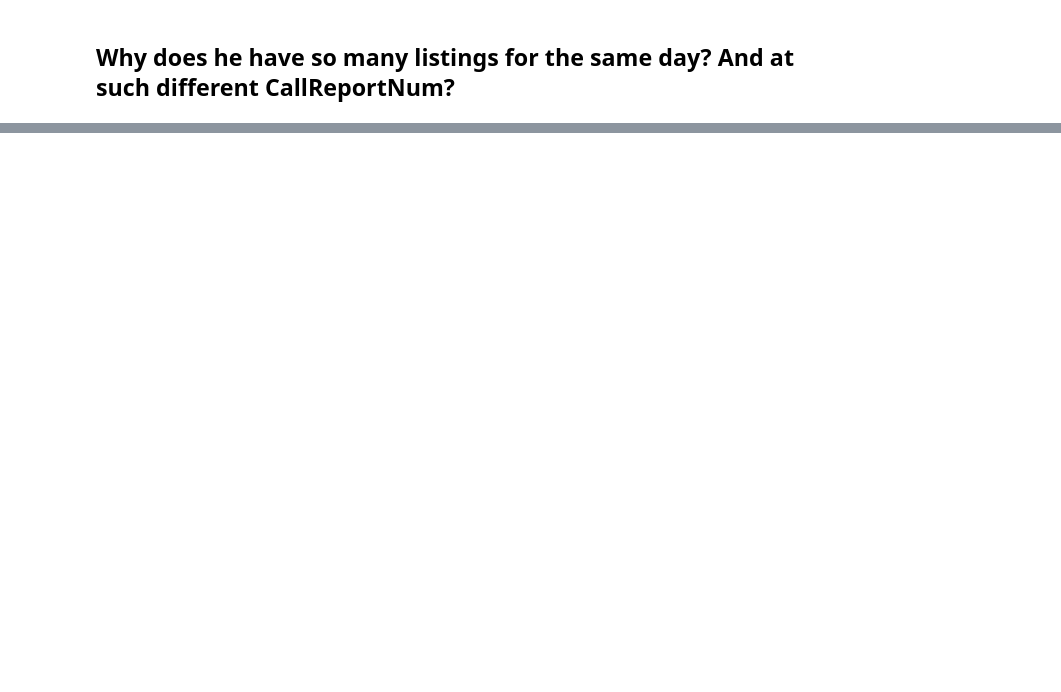
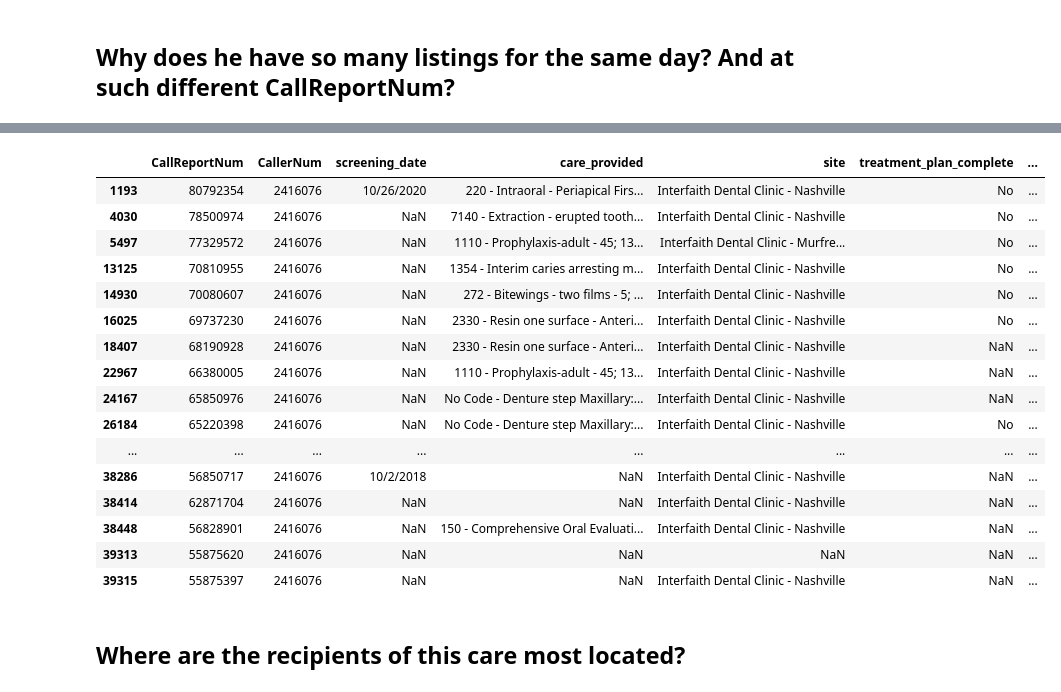
Before and after one commit to bsfcs/smile-on-ironman, a Jupyter notebook: notebook/smile_on_ironman_posey.ipynb, the cells around one changed output, grey strips where cells are left out. Drawn from its saved outputs; the diff is of its cells as text; code cells hidden in the pictures; blank space fills up the shorter version.

```diff
--- a/notebook/smile_on_ironman_posey.ipynb
+++ b/notebook/smile_on_ironman_posey.ipynb
@@ -166,0 +211,22 @@ smile_2441776
+# %%
+smile_2416076
+# %% [output]
+|  | CallReportNum | CallerNum | screening_date | care_provided | site | treatment_plan_complete | ... |
+| 1193 | 80792354 | 2416076 | 10/26/2020 | 220 - Intraoral - Periapical Firs... | Interfaith Dental Clinic - Nashville | No | ... |
+| 4030 | 78500974 | 2416076 | NaN | 7140 - Extraction - erupted tooth... | Interfaith Dental Clinic - Nashville | No | ... |
+| 5497 | 77329572 | 2416076 | NaN | 1110 - Prophylaxis-adult - 45; 13... | Interfaith Dental Clinic - Murfre... | No | ... |
+| 13125 | 70810955 | 2416076 | NaN | 1354 - Interim caries arresting m... | Interfaith Dental Clinic - Nashville | No | ... |
+| 14930 | 70080607 | 2416076 | NaN | 272 - Bitewings - two films - 5; ... | Interfaith Dental Clinic - Nashville | No | ... |
+| 16025 | 69737230 | 2416076 | NaN | 2330 - Resin one surface - Anteri... | Interfaith Dental Clinic - Nashville | No | ... |
+| 18407 | 68190928 | 2416076 | NaN | 2330 - Resin one surface - Anteri... | Interfaith Dental Clinic - Nashville | NaN | ... |
+| 22967 | 66380005 | 2416076 | NaN | 1110 - Prophylaxis-adult - 45; 13... | Interfaith Dental Clinic - Nashville | NaN | ... |
+| 24167 | 65850976 | 2416076 | NaN | No Code - Denture step Maxillary:... | Interfaith Dental Clinic - Nashville | NaN | ... |
+| 26184 | 65220398 | 2416076 | NaN | No Code - Denture step Maxillary:... | Interfaith Dental Clinic - Nashville | No | ... |
+| ... | ... | ... | ... | ... | ... | ... | ... |
+| 38286 | 56850717 | 2416076 | 10/2/2018 | NaN | Interfaith Dental Clinic - Nashville | NaN | ... |
+| 38414 | 62871704 | 2416076 | NaN | NaN | Interfaith Dental Clinic - Nashville | NaN | ... |
+| 38448 | 56828901 | 2416076 | NaN | 150 - Comprehensive Oral Evaluati... | Interfaith Dental Clinic - Nashville | NaN | ... |
+| 39313 | 55875620 | 2416076 | NaN | NaN | NaN | NaN | ... |
+| 39315 | 55875397 | 2416076 | NaN | NaN | Interfaith Dental Clinic - Nashville | NaN | ... |
+# %% [markdown]
+## Where are the recipients of this care most located?
```
Also changed, not shown: parts of 21 cells of this notebook.
